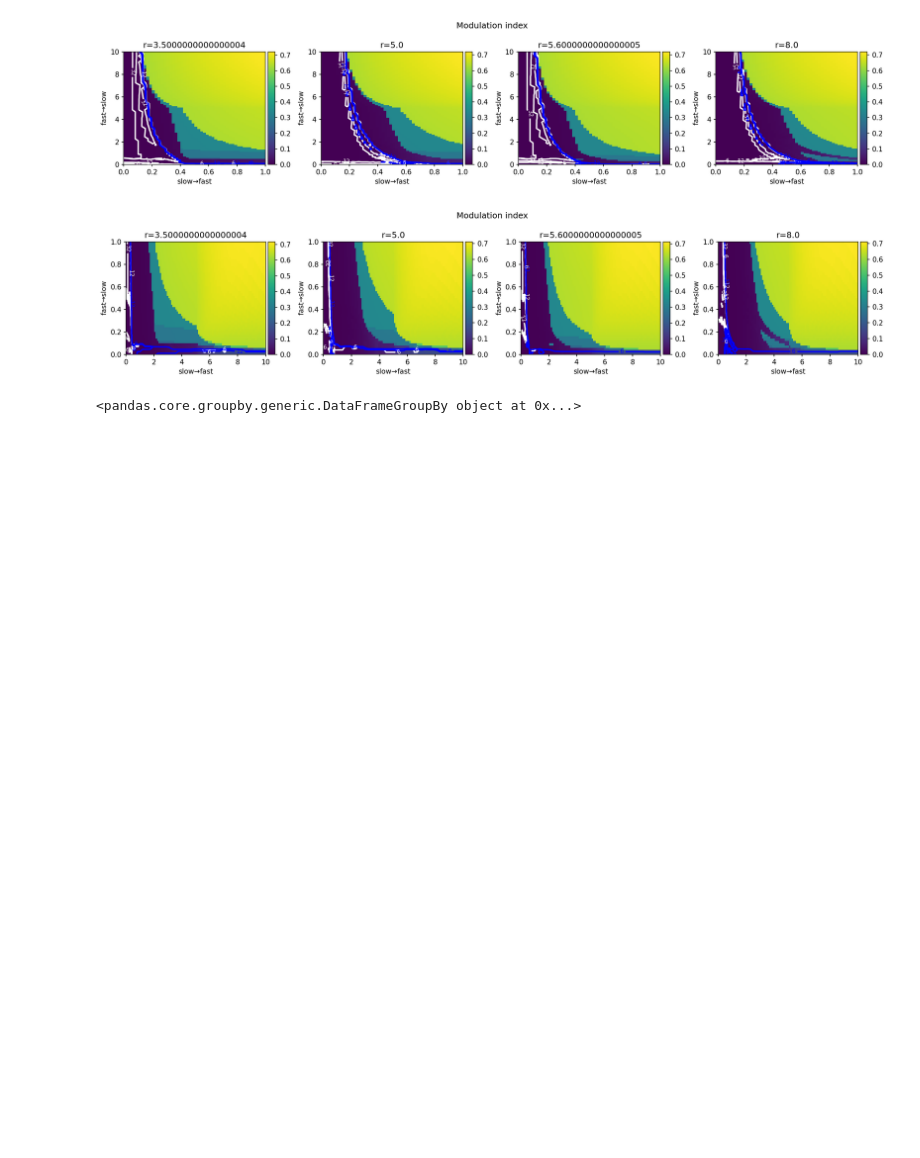
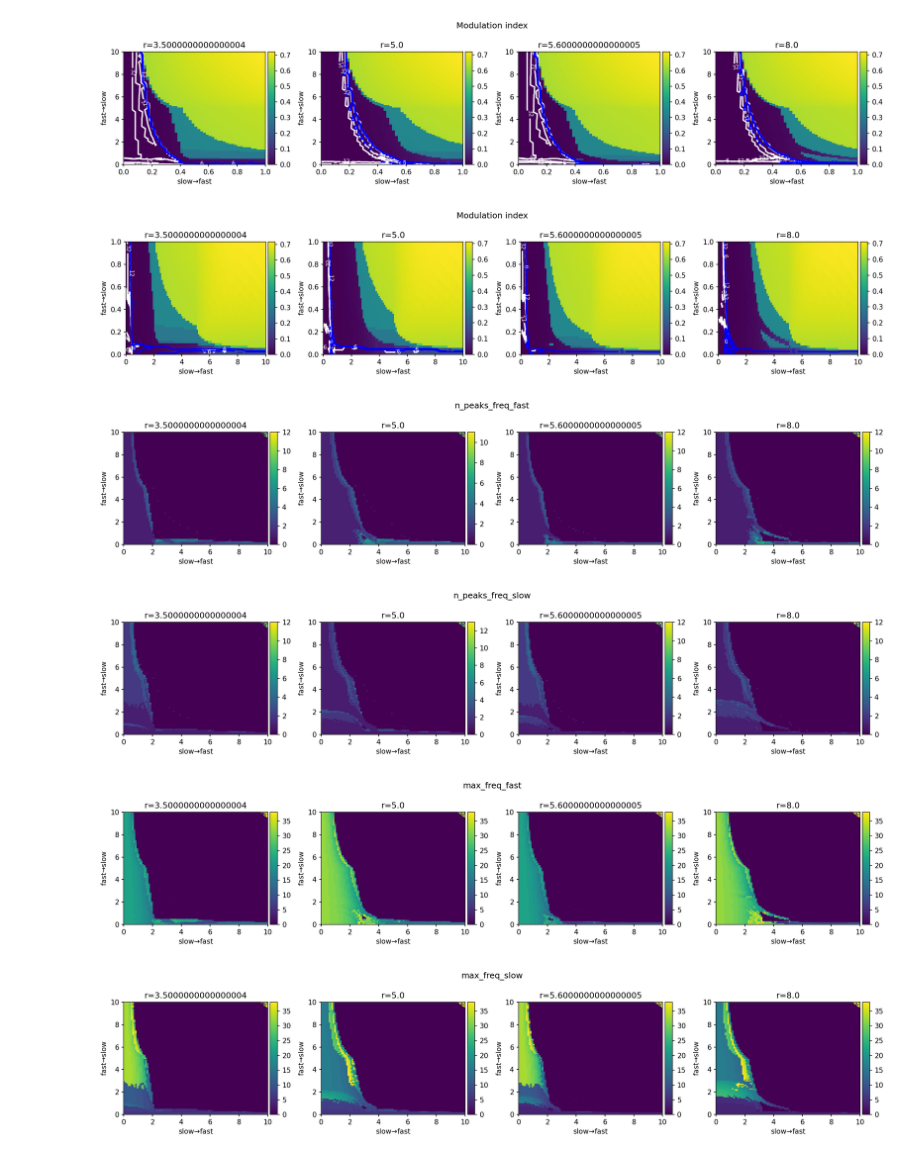
Before and after one commit to jajcayn/Hopf_CFC_analysis, a Jupyter notebook: high_resolution_conn_analysis.ipynb, the cells around one changed output. Drawn from its saved outputs; the diff is of its cells as text; code cells hidden in the pictures; blank space fills up the shorter version.

Commit message:
Exploration and time series analysis

```diff
--- a/high_resolution_conn_analysis.ipynb
+++ b/high_resolution_conn_analysis.ipynb
@@ -157,6 +156,12 @@ search.dfResults
 | 39998 | 10.0 | 10.000000 | 0.040 | 0.14 | [] | [] | ... |
 | 39999 | 10.0 | 10.000000 | 0.040 | 0.20 | [] | [] | ... |
 40000 rows × 7 columns
+# %%
+def try_division(row, exceptVal):
+    try:
+        return row["slow_to_fast"]/row["fast_to_slow"]
+    except ZeroDivisionError:
+        return 0
 # %%
 search.dfResults['max_freq_slow'] = search.dfResults.apply(
     lambda row: np.amax(row["peaks_freq_slow"],initial=0), axis=1
@@ -166,6 +171,16 @@ search.dfResults['max_freq_fast'] = search.dfResults.apply(
     )
 search.dfResults["ratio_freq"]=search.dfResults.apply(
     lambda row: row["frequency_fast"]/row["frequency_slow"],axis=1)
+
+search.dfResults["ratio_conn"]=search.dfResults.apply(
+    lambda row: try_division(row,0),axis=1)
+
+search.dfResults['n_peaks_freq_slow'] = search.dfResults.apply(
+    lambda row: len(row["peaks_freq_slow"]), axis=1
+    )
+search.dfResults['n_peaks_freq_fast'] = search.dfResults.apply(
+    lambda row: len(row["peaks_freq_fast"]), axis=1
+    )
 # %%
 search.dfResults
 # %% [output]
@@ -291,7 +306,3 @@ eu.plotExplorationResults(
 )
 # %% [output]
 [figure]
-# %%
-search.dfResults.groupby(by = "ratio_freq")
-# %% [output]
-<pandas.core.groupby.generic.DataFrameGroupBy object at 0x...>
@@ -323,0 +309,18 @@ search.dfResults.groupby(by = "ratio_freq")
+# %%
+plots = ["n_peaks_freq_fast","n_peaks_freq_slow","max_freq_fast","max_freq_slow"]
+for key in plots:
+   eu.plotExplorationResults(
+    search.dfResults,
+    par1=["slow_to_fast", r"slow$\to$fast"],
+    par2=["fast_to_slow", r"fast$\to$slow"],
+    plot_key=key,
+    nan_to_zero=False,
+    by = "ratio_freq",
+    one_figure= True,
+    plot_key_label=key
+)
+# %% [output]
+[figure, added]
+[figure, added]
+[figure, added]
+[figure, added]
```
Also changed, not shown: parts of 15 cells of this notebook, 1 other file.
